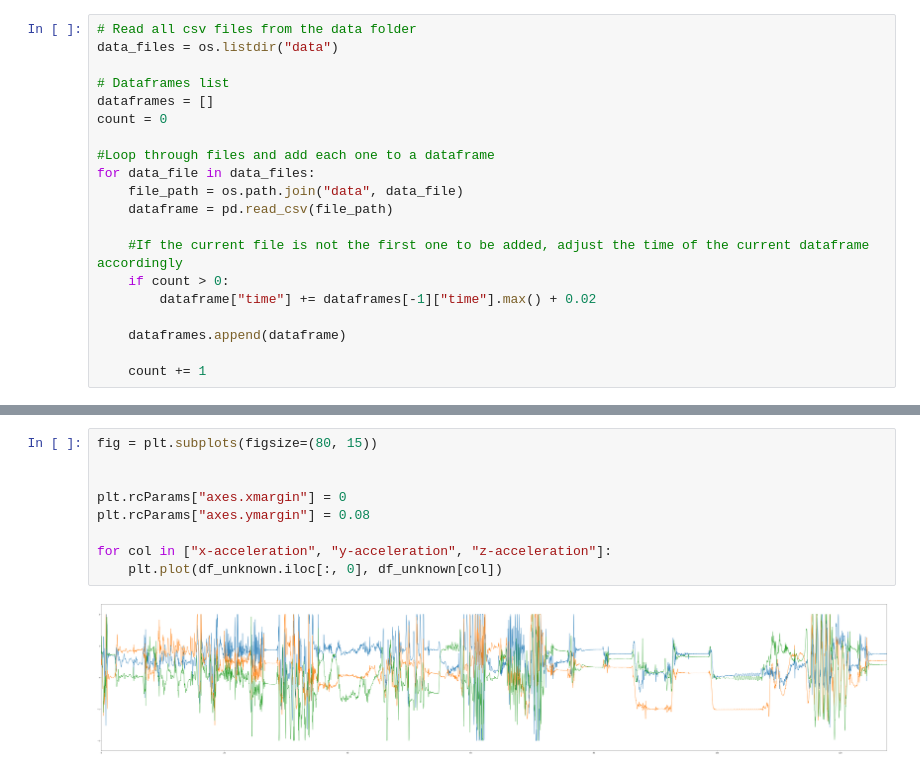
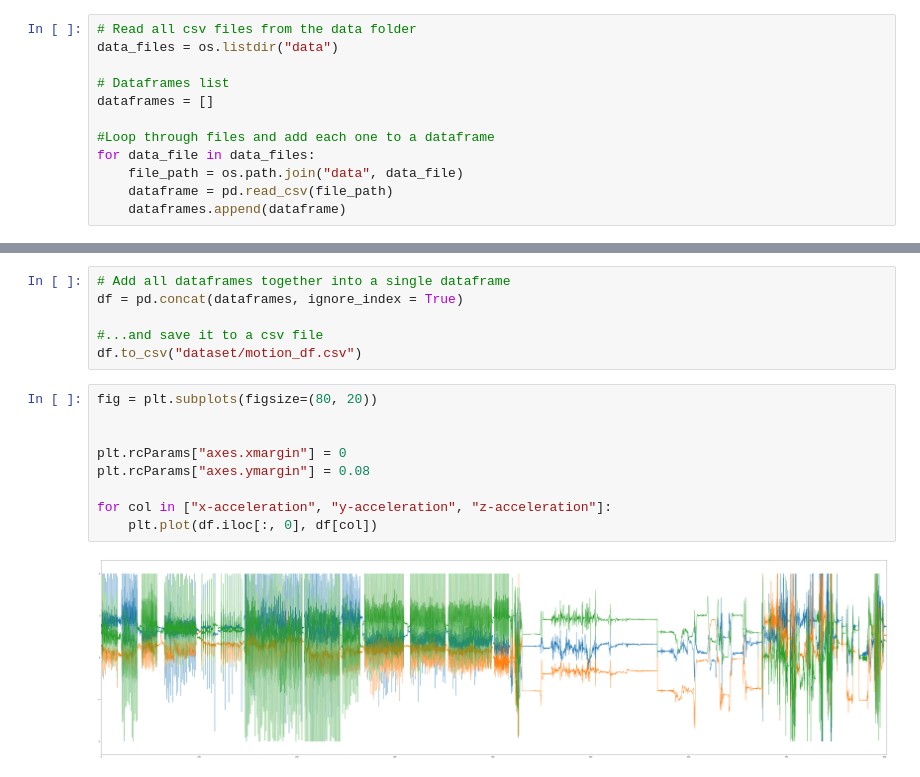
Before and after one commit to eyfforiyya/Activity-recognition-in-music-playing, a Jupyter notebook: data_test.ipynb, the cells around one changed output, grey strips where cells are left out. Drawn from its saved outputs; the diff is of its cells as text.

Commit message:
Created dataset from all individual motion data files

```diff
--- a/data_test.ipynb
+++ b/data_test.ipynb
@@ -18,17 +10,9 @@ data_files = os.listdir("data")
 
 # Dataframes list
 dataframes = []
-count = 0
 
 #Loop through files and add each one to a dataframe
 for data_file in data_files:
     file_path = os.path.join("data", data_file)
     dataframe = pd.read_csv(file_path)
-
-    #If the current file is not the first one to be added, adjust the time of the current dataframe accordingly
-    if count > 0:
-        dataframe["time"] += dataframes[-1]["time"].max() + 0.02
-
     dataframes.append(dataframe)
-
-    count += 1
@@ -39,11 +34,17 @@ df_unknown = pd.read_csv("data/unknown_2.csv")
+# %%
+# Add all dataframes together into a single dataframe
+df = pd.concat(dataframes, ignore_index = True)
+
+#...and save it to a csv file
+df.to_csv("dataset/motion_df.csv")
 # %%
-fig = plt.subplots(figsize=(80, 15))
+fig = plt.subplots(figsize=(80, 20))
 
 
 plt.rcParams["axes.xmargin"] = 0
 plt.rcParams["axes.ymargin"] = 0.08
 
 for col in ["x-acceleration", "y-acceleration", "z-acceleration"]:
-    plt.plot(df_unknown.iloc[:, 0], df_unknown[col])
+    plt.plot(df.iloc[:, 0], df[col])
 # %% [output]
-[figure, old version]
+[figure, new version]
```
Also changed, not shown: parts of 7 cells of this notebook, 2 other files.
